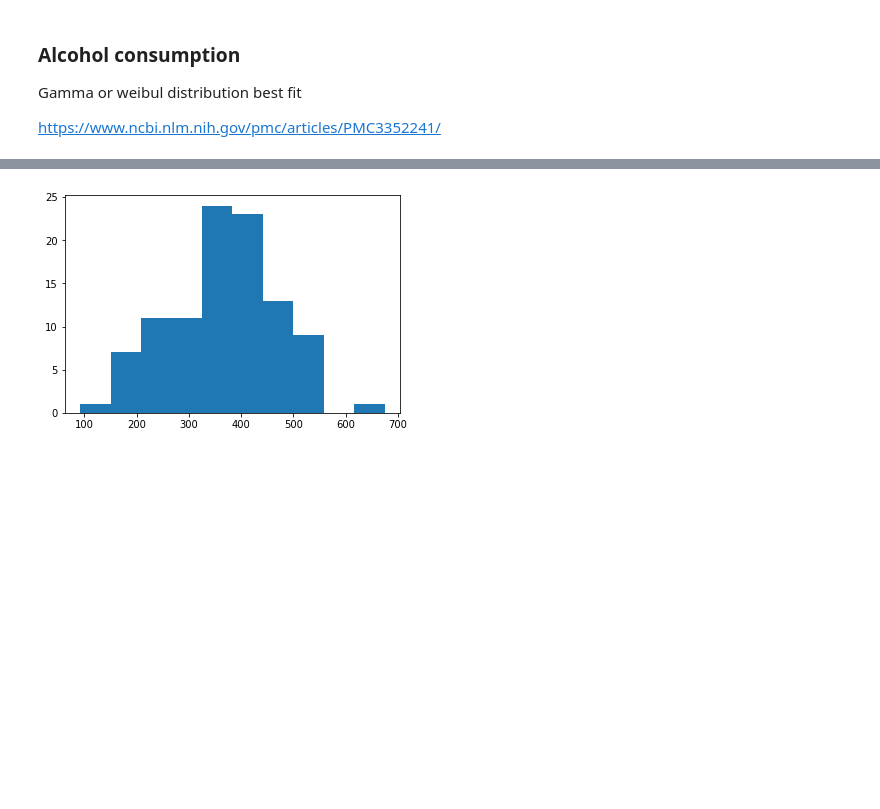
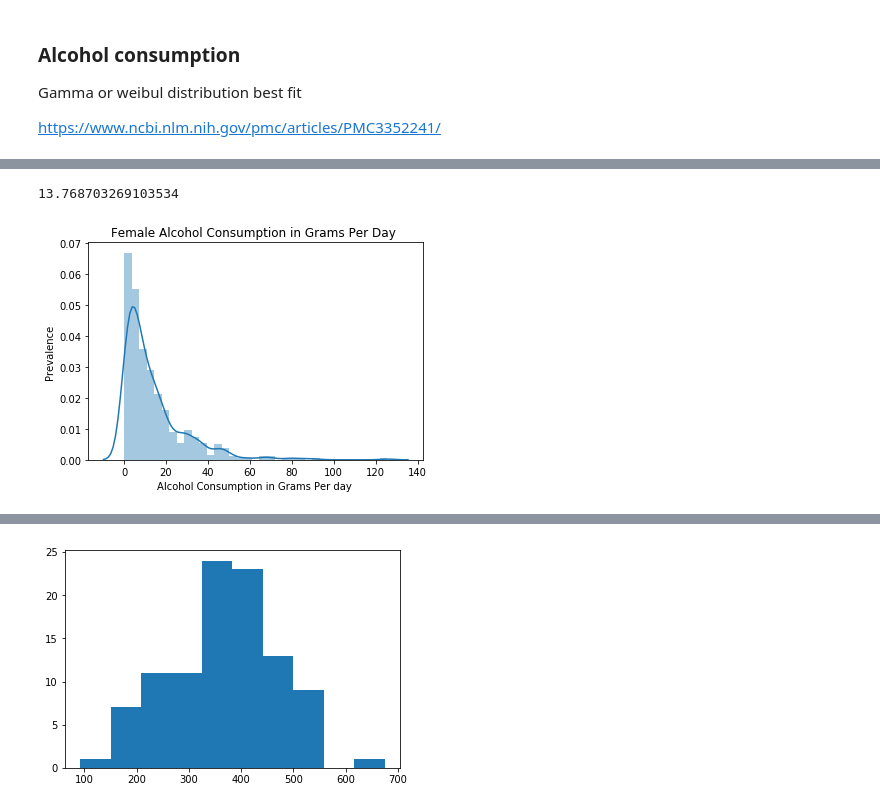
Before and after one commit to dermotkel/programming-project, a Jupyter notebook: Programming Project.ipynb, the cells around one changed output, grey strips where cells are left out. Cells and saved outputs as stored; diff of their text form; code cells hidden in the pictures; blank space fills up the shorter version.

```diff
--- a/Programming Project.ipynb
+++ b/Programming Project.ipynb
@@ -49,0 +83,9 @@ AttributeError: 'numpy.ndarray' object has no attribute 'columns'
+# %%
+sns.distplot(falc)
+plt.title('Female Alcohol Consumption in Grams Per Day ')
+plt.xlabel('Alcohol Consumption in Grams Per day ')
+plt.ylabel('Prevalence')
+falc.mean()
+# %% [output]
+13.768703269103534
+[figure, added]
```
Also changed, not shown: parts of 17 cells of this notebook.
